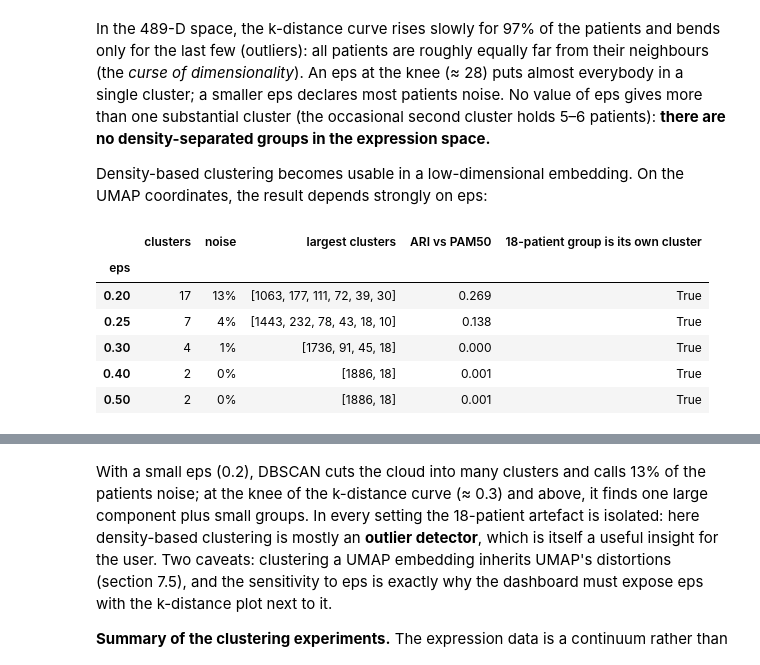
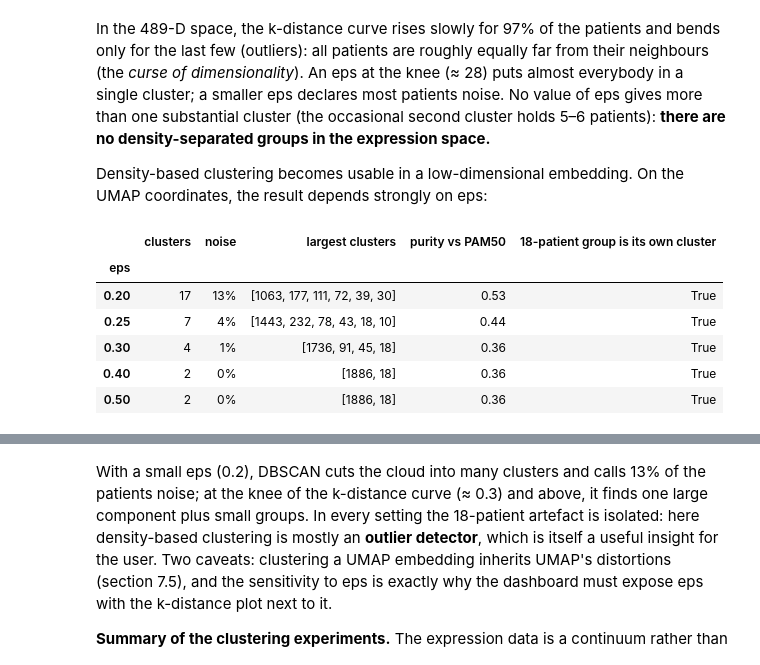
Before and after one commit to LaysLala/LDACS_Project_Information_Visualisation, a Jupyter notebook: notebooks/Exploratory.ipynb, the cells around one changed output, grey strips where cells are left out. Drawn from its saved outputs; the diff is of its cells as text; code cells hidden in the pictures.

```diff
--- a/notebooks/Exploratory.ipynb
+++ b/notebooks/Exploratory.ipynb
@@ -749,8 +756,8 @@ silhouette score, for k = 2 … 10:
 # %%
 choose_k = alg.choose_k_table(X, range(2, 11))
 panels = [("within_ss", "Within-cluster SS (W) ↓"), ("between_ss", "Between-cluster SS (B) ↑"),
-          ("calinski_harabasz", "Calinski–Harabasz index ↑"), ("silhouette", "Silhouette score ↑")]
-fig = make_subplots(rows=1, cols=4, subplot_titles=[t for _, t in panels], horizontal_spacing=0.07)
+          ("calinski_harabasz", "Calinski–Harabasz index ↑")]
+fig = make_subplots(rows=1, cols=3, subplot_titles=[t for _, t in panels], horizontal_spacing=0.08)
 for i, (col, _) in enumerate(panels, start=1):
     fig.add_trace(go.Scatter(x=choose_k["k"], y=choose_k[col], mode="lines+markers", showlegend=False,
                              line=dict(color=theme.CATEGORICAL[0], width=2), marker=dict(size=8),
@@ -938,21 +959,21 @@ UMAP coordinates, the result depends strongly on eps:
 # %%
 rows = []
 for eps in [0.2, 0.25, 0.3, 0.4, 0.5]:
     lab = alg.dbscan(U, eps=eps, min_samples=10)
     sizes_ = sorted(np.bincount(lab[lab >= 0]).tolist(), reverse=True)
     rows.append({"eps": eps, "clusters": len(sizes_), "noise": f"{np.mean(lab == -1):.0%}",
-                 "largest clusters": sizes_[:6], "ARI vs PAM50": round(adjusted_rand_score(subtype, lab), 3),
+                 "largest clusters": sizes_[:6], "purity vs PAM50": round(alg.purity(lab, subtype), 2),
                  "18-patient group is its own cluster": any(set(np.flatnonzero(lab == k)) == set(np.flatnonzero(outliers))
                                                             for k in set(lab) if k >= 0)})
 pd.DataFrame(rows).set_index("eps")
 # %% [output]
-|  | clusters | noise | largest clusters | ARI vs PAM50 | 18-patient group is its own cluster |
+|  | clusters | noise | largest clusters | purity vs PAM50 | 18-patient group is its own cluster |
 | eps |  |  |  |  |  |
-| 0.20 | 17 | 13% | [1063, 177, 111, 72, 39, 30] | 0.269 | True |
-| 0.25 | 7 | 4% | [1443, 232, 78, 43, 18, 10] | 0.138 | True |
-| 0.30 | 4 | 1% | [1736, 91, 45, 18] | 0.000 | True |
-| 0.40 | 2 | 0% | [1886, 18] | 0.001 | True |
-| 0.50 | 2 | 0% | [1886, 18] | 0.001 | True |
+| 0.20 | 17 | 13% | [1063, 177, 111, 72, 39, 30] | 0.53 | True |
+| 0.25 | 7 | 4% | [1443, 232, 78, 43, 18, 10] | 0.44 | True |
+| 0.30 | 4 | 1% | [1736, 91, 45, 18] | 0.36 | True |
+| 0.40 | 2 | 0% | [1886, 18] | 0.36 | True |
+| 0.50 | 2 | 0% | [1886, 18] | 0.36 | True |
 # %%
 EPS = 0.25
 db = alg.dbscan(U, eps=EPS, min_samples=10)
```
Also changed, not shown: parts of 18 cells of this notebook, 4 other files.
